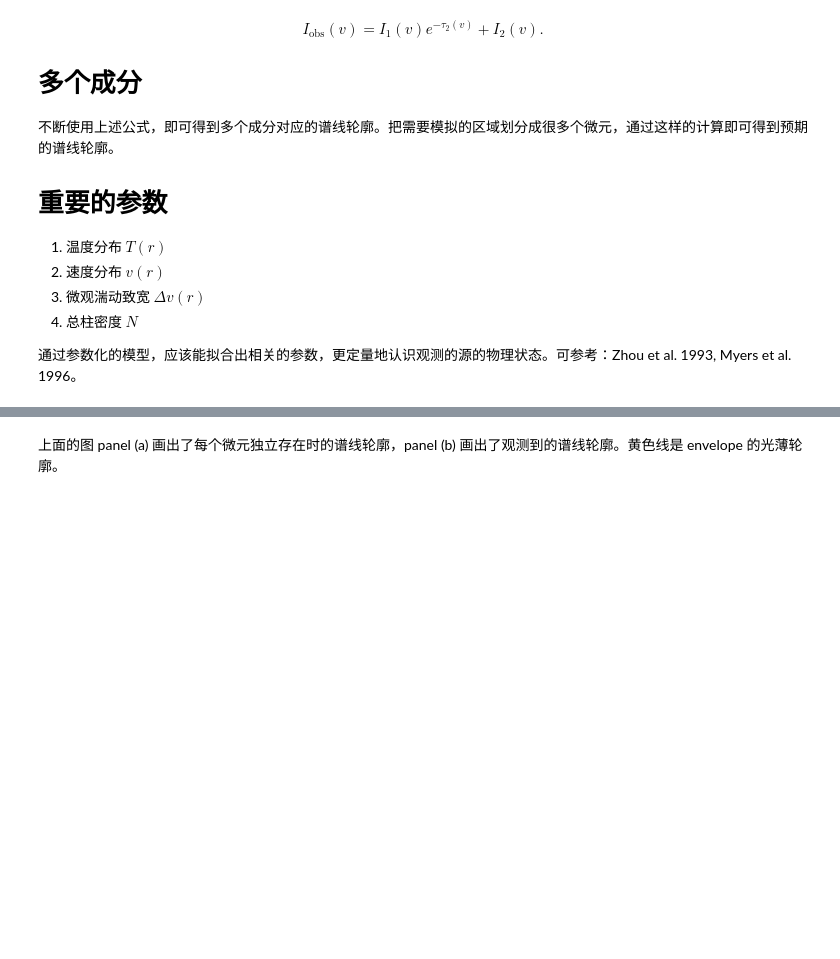
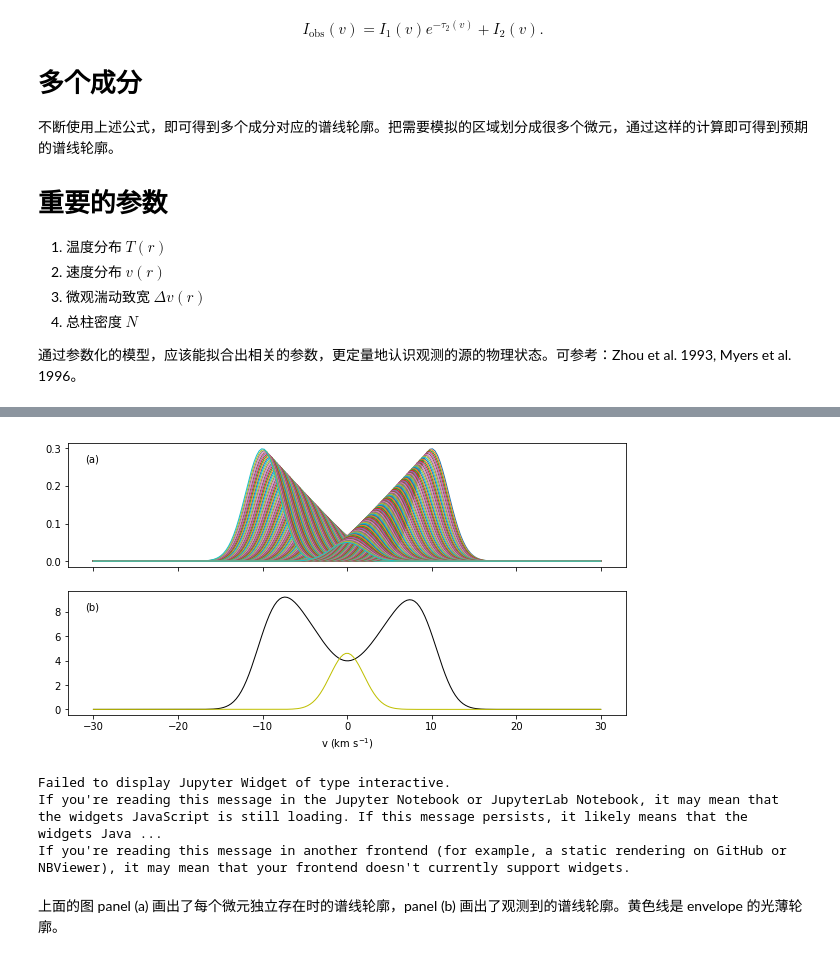
Before and after one commit to fjdu/misc_1, a Jupyter notebook: asymmetric_line_profile_and_infall.ipynb, the cells around one changed output, grey strips where cells are left out. Saved outputs shown, nothing was run; the diff lists cells and outputs as text; code cells hidden in the pictures; blank space fills up the shorter version.

```diff
--- a/asymmetric_line_profile_and_infall.ipynb
+++ b/asymmetric_line_profile_and_infall.ipynb
@@ -50,32 +53,4 @@ def compose_multiple(v, p_s=None):
         exp_mtau = np.exp(-tau)
         I0 = I0 * exp_mtau + p['Tex'] * (1 - exp_mtau)
     return I0
-# %%
-tau_tot = 5.0
-nhalf = 100
-
-v_blue = linspace(0, -10, num=nhalf)
-v_red = -v_blue[::-1]
-vel = np.concatenate((v_blue, v_red))
-
-n = len(vel)
-# 作为示例，这里人为指定了一种温度和速度的分布来模拟内落过程。
-# 实际的分布需要通过更准确的物理模型得到。
-params_a = [
-    {'Tex': 10+abs(v)*5,
-     'vi': v,
-     'dv': 2,
-     'taup': tau_tot/n,
-    }
-    for v in vel
-]
-p_envelope = {
-    'Tex': 10,
-    'vi': 0,
-    'dv': 2,
-    'taup': 3,
-}
-# 是否引入额外的冷包层吸收？
-#params_a.insert(0, p_envelope)
-#params_a.append(p_envelope)
 # %%
@@ -101,2 +103,49 @@ ax.plot(v, prof_envelope, lw=1, color='y')
+# %%
+plot_spec()
+# %% [output]
+[figure, added]
+# %%
+# 交互式绘图
+
+w_Tex_grad = widgets.FloatSlider(
+    value=5.0,
+    min=0.1,
+    max=10.0,
+    step=0.5,
+    description='dT/dv')
+w_log10tau = widgets.FloatSlider(
+    value=0.0,
+    min=-2.0,
+    max=2.0,
+    step=0.1,
+    description=r'$\log_{10}\tau$')
+w_dv = widgets.FloatSlider(
+    value=2.0,
+    min=0.5,
+    max=10.0,
+    step=0.5,
+    description=r'$\delta v$')
+w_Tex_min = widgets.FloatSlider(
+    value=10.0,
+    min=5.0,
+    max=50.0,
+    step=1.0,
+    description=r'$T_\text{ex,min}$')
+
+_ = widgets.interact(
+        plot_spec,
+        log10tau=w_log10tau,
+        Tex_grad=w_Tex_grad,
+        dv=w_dv,
+        Tex_min=w_Tex_min,
+        nhalf=widgets.fixed(100),
+        vprof_max=widgets.fixed(10),
+        vmin=widgets.fixed(-30),
+        vmax=widgets.fixed(30),
+)
+# %% [output]
+Failed to display Jupyter Widget of type interactive.
+If you're reading this message in the Jupyter Notebook or JupyterLab Notebook, it may mean that the widgets JavaScript is still loading. If this message persists, it likely means that the widgets Java ...
+If you're reading this message in another frontend (for example, a static rendering on GitHub or NBViewer), it may mean that your frontend doesn't currently support widgets.
 # %% [markdown]
 上面的图 panel (a) 画出了每个微元独立存在时的谱线轮廓，panel (b) 画出了观测到的谱线轮廓。黄色线是 envelope 的光薄轮廓。
```
Also changed, not shown: parts of 6 cells of this notebook.
